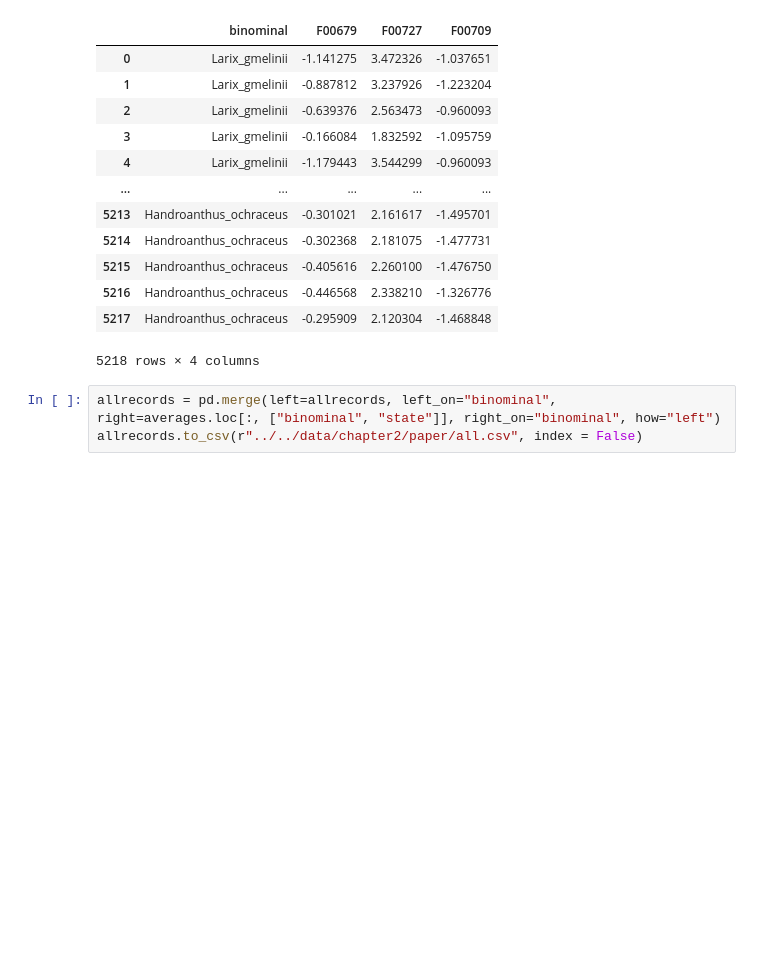
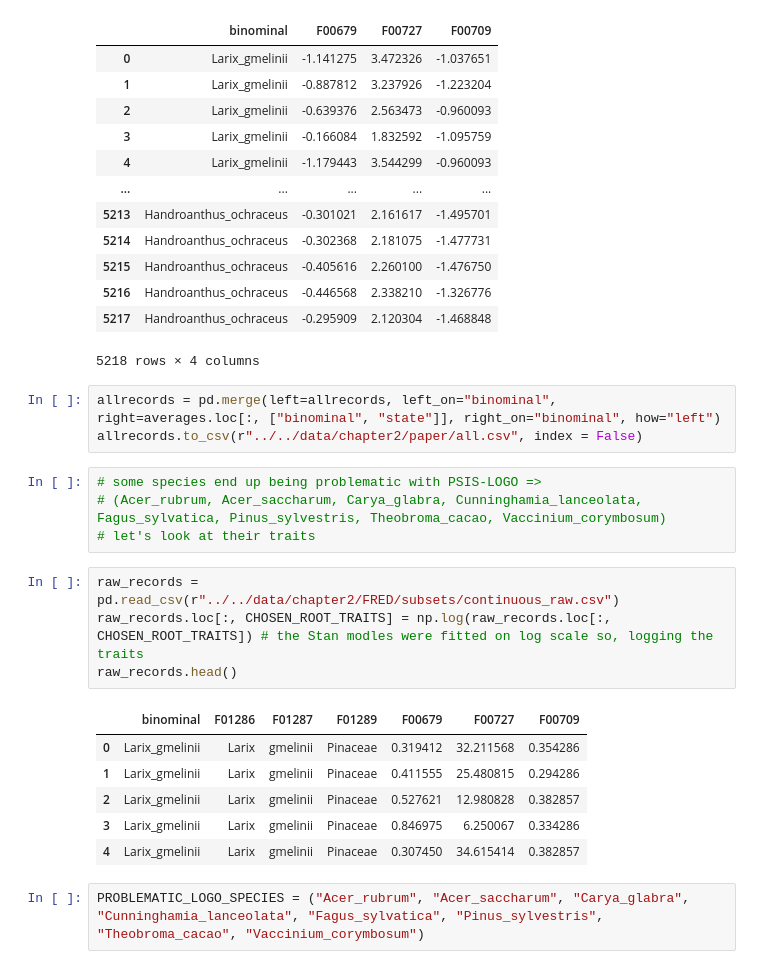
Before and after one commit to anoban/phd, a Jupyter notebook: notebooks/chapter_02/wrangling.ipynb, the cells around one changed output. Drawn from its saved outputs; the diff is of its cells as text; blank space fills up the shorter version.

```diff
--- a/notebooks/chapter_02/wrangling.ipynb
+++ b/notebooks/chapter_02/wrangling.ipynb
@@ -2649,3 +2650,20 @@ allrecords
 # %%
 allrecords = pd.merge(left=allrecords, left_on="binominal", right=averages.loc[:, ["binominal", "state"]], right_on="binominal", how="left")
 allrecords.to_csv(r"../../data/chapter2/paper/all.csv", index = False)
+# %%
+# some species end up being problematic with PSIS-LOGO =>
+# (Acer_rubrum, Acer_saccharum, Carya_glabra, Cunninghamia_lanceolata, Fagus_sylvatica, Pinus_sylvestris, Theobroma_cacao, Vaccinium_corymbosum)
+# let's look at their traits
+# %%
+raw_records = pd.read_csv(r"../../data/chapter2/FRED/subsets/continuous_raw.csv")
+raw_records.loc[:, CHOSEN_ROOT_TRAITS] = np.log(raw_records.loc[:, CHOSEN_ROOT_TRAITS]) # the Stan modles were fitted on log scale so, logging the traits
+raw_records.head()
+# %% [output]
+|  | binominal | F01286 | F01287 | F01289 | F00679 | F00727 | F00709 |
+| 0 | Larix_gmelinii | Larix | gmelinii | Pinaceae | 0.319412 | 32.211568 | 0.354286 |
+| 1 | Larix_gmelinii | Larix | gmelinii | Pinaceae | 0.411555 | 25.480815 | 0.294286 |
+| 2 | Larix_gmelinii | Larix | gmelinii | Pinaceae | 0.527621 | 12.980828 | 0.382857 |
+| 3 | Larix_gmelinii | Larix | gmelinii | Pinaceae | 0.846975 | 6.250067 | 0.334286 |
+| 4 | Larix_gmelinii | Larix | gmelinii | Pinaceae | 0.307450 | 34.615414 | 0.382857 |
+# %%
+PROBLEMATIC_LOGO_SPECIES = ("Acer_rubrum", "Acer_saccharum", "Carya_glabra", "Cunninghamia_lanceolata", "Fagus_sylvatica", "Pinus_sylvestris", "Theobroma_cacao", "Vaccinium_corymbosum")
```
Also changed, not shown: parts of 8 cells of this notebook, 2 other files.
